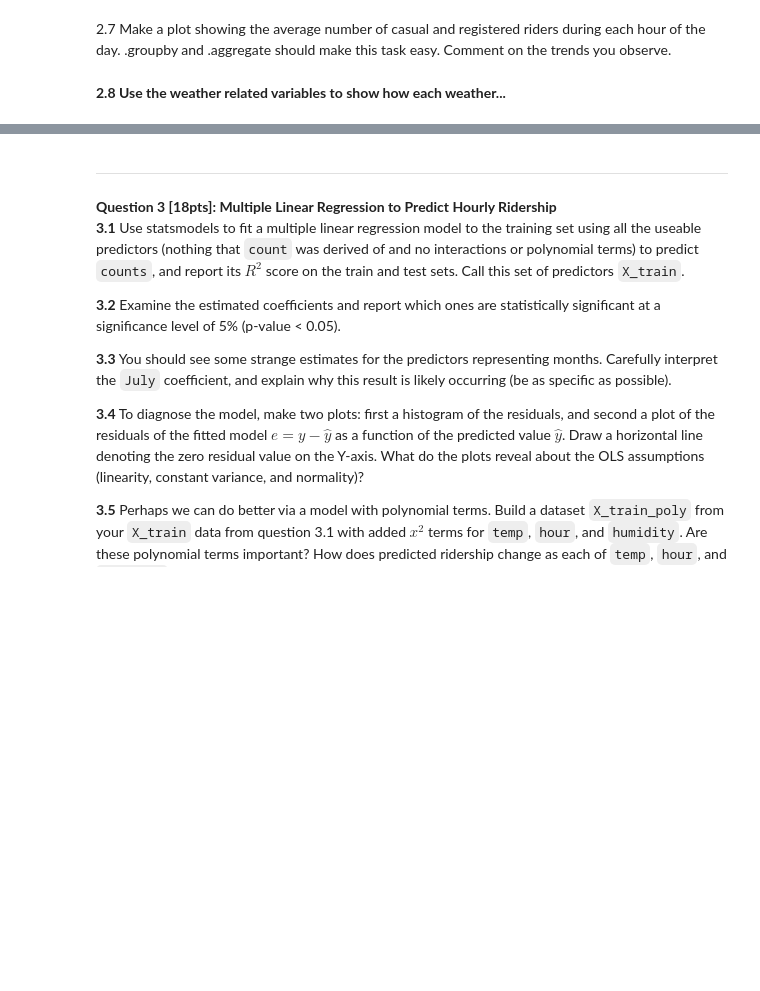
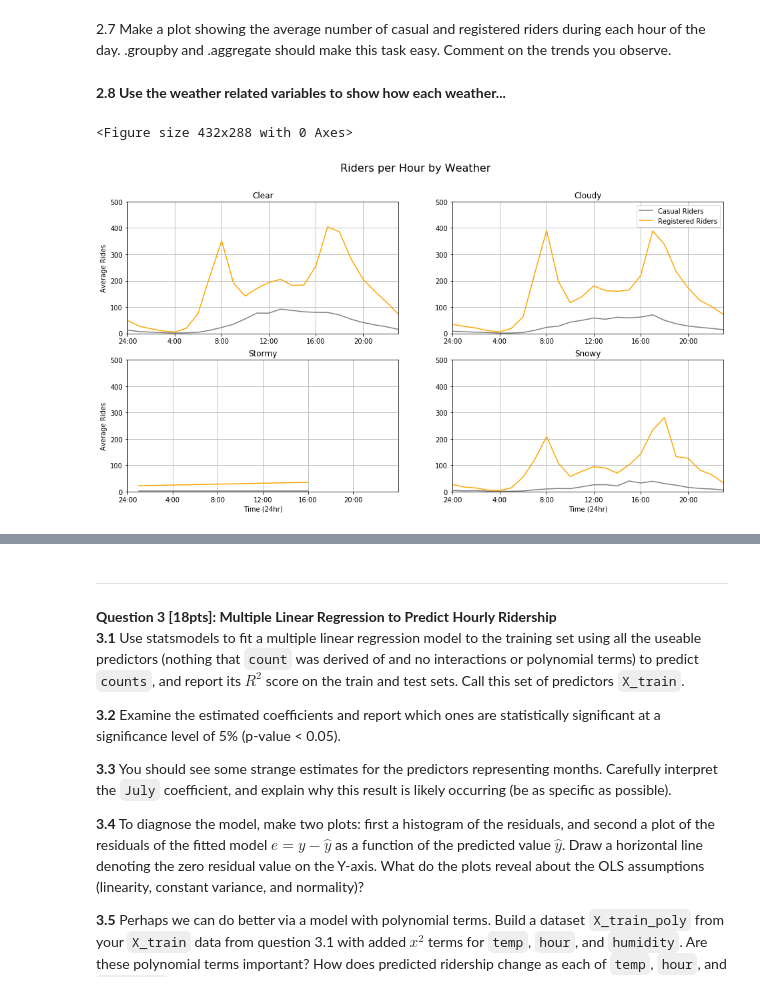
Before and after one commit to kdumontnu/2019-CS109A, a Jupyter notebook: homework/hw3/cs109a_hw3submit.ipynb, the cells around one changed output, grey strips where cells are left out. Saved outputs shown, nothing was run; the diff lists cells and outputs as text; code cells hidden in the pictures; blank space fills up the shorter version.

```diff
--- a/homework/hw3/cs109a_hw3submit.ipynb
+++ b/homework/hw3/cs109a_hw3submit.ipynb
@@ -420,0 +434,62 @@ There also seems to be a negative correlation with Snow.
+# %%
+# Split data set per weather
+cloudy_df = BSS_train.loc[BSS_train['Cloudy'] == 1].groupby('hour').agg(
+    {'casual':'mean','registered':'mean'})
+storm_df = BSS_train.loc[BSS_train['Storm'] == 1].groupby('hour').agg(
+    {'casual':'mean','registered':'mean'})
+snow_df = BSS_train.loc[BSS_train['Snow'] == 1].groupby('hour').agg(
+    {'casual':'mean','registered':'mean'})
+clear_df = BSS_train.loc[(BSS_train['Cloudy'] == 0) &
+              (BSS_train['Storm'] == 0) &
+              (BSS_train['Snow'] == 0)].groupby('hour').agg(
+    {'casual':'mean','registered':'mean'})
+
+plt.clf()
+fig, axes = plt.subplots(nrows=2, ncols=2, figsize=(16, 8))
+fig.suptitle('Riders per Hour by Weather', fontsize=16)
+
+axes[0,0].plot(clear_df.index, clear_df.casual, label = 'Casual Riders', color = 'grey')
+axes[0,0].plot(clear_df.index, clear_df.registered, label = 'Registered Riders', color = 'orange')
+axes[0,0].set_title('Clear')
+axes[0,0].grid(True)
+axes[0,0].set_ylim((0, 500))
+axes[0,0].margins(0, 0.25)
+axes[0,0].set_ylabel('Average Rides')
+axes[0,0].set_xticks([0, 4, 8, 12, 16, 20])
+axes[0,0].set_xticklabels(['24:00', '4:00', '8:00', '12:00', '16:00', '20:00'])
+
+axes[0,1].plot(cloudy_df.index, cloudy_df.casual, label = 'Casual Riders', color = 'grey')
+axes[0,1].plot(cloudy_df.index, cloudy_df.registered, label = 'Registered Riders', color = 'orange')
+axes[0,1].set_title('Cloudy')
+axes[0,1].grid(True)
+axes[0,1].set_ylim((0, 500))
+axes[0,1].margins(0, 0.25)
+axes[0,1].legend()
+axes[0,1].set_xticks([0, 4, 8, 12, 16, 20])
+axes[0,1].set_xticklabels(['24:00', '4:00', '8:00', '12:00', '16:00', '20:00'])
+
+axes[1,0].plot(storm_df.index, storm_df.casual, label = 'Casual Riders', color = 'grey')
+axes[1,0].plot(storm_df.index, storm_df.registered, label = 'Registered Riders', color = 'orange')
+axes[1,0].set_title('Stormy')
+axes[1,0].grid(True)
+axes[1,0].set_ylim((0, 500))
+axes[1,0].set_xlim((0, 24))
+axes[1,0].margins(0, 0.25)
+axes[1,0].set_ylabel('Average Rides')
+axes[1,0].set_xlabel('Time (24hr)')
+axes[1,0].set_xticks([0, 4, 8, 12, 16, 20])
+axes[1,0].set_xticklabels(['24:00', '4:00', '8:00', '12:00', '16:00', '20:00'])
+
+axes[1,1].plot(snow_df.index, snow_df.casual, label = 'Casual Riders', color = 'grey')
+axes[1,1].plot(snow_df.index, snow_df.registered, label = 'Registered Riders', color = 'orange')
+axes[1,1].set_title('Snowy')
+axes[1,1].grid(True)
+axes[1,1].set_ylim((0, 500))
+axes[1,1].margins(0, 0.25)
+axes[1,1].set_xlabel('Time (24hr)')
+axes[1,1].set_xticks([0, 4, 8, 12, 16, 20])
+axes[1,1].set_xticklabels(['24:00', '4:00', '8:00', '12:00', '16:00', '20:00'])
+plt.show()
+# %% [output]
+<Figure size 432x288 with 0 Axes>
+[figure, added]
```
Also changed, not shown: parts of 8 cells of this notebook.
